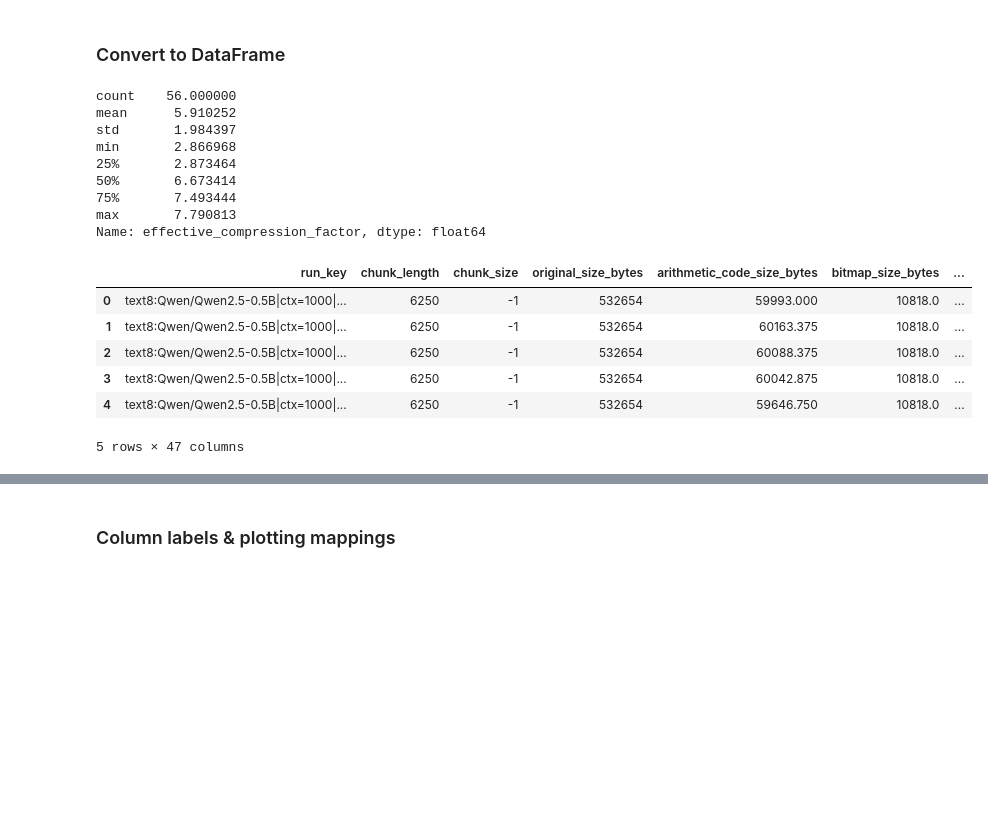
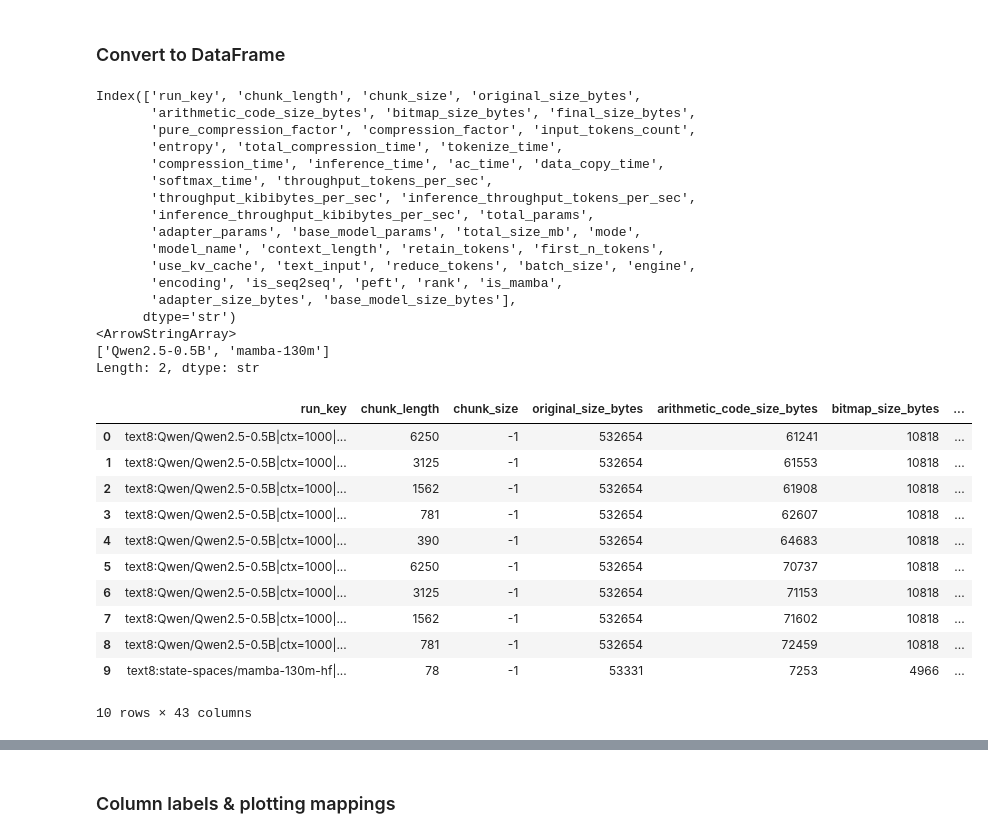
Before and after one commit to utndatasystems/compression-economics, a Jupyter notebook: other_files/llm_compression_plots/plot_compression_results.ipynb, the cells around one changed output, grey strips where cells are left out. Cells and saved outputs as stored; diff of their text form; code cells hidden in the pictures; blank space fills up the shorter version.

```diff
--- a/other_files/llm_compression_plots/plot_compression_results.ipynb
+++ b/other_files/llm_compression_plots/plot_compression_results.ipynb
@@ -65,38 +66,13 @@ Saved normalized results to loaded_results.json
 df = pd.DataFrame.from_dict(dict_results, orient="index").reset_index().rename(columns={"index": "run_key"})
 df = df.fillna(0)
 
-#MB = 1024 * 1024
-#df["adapter_size_bytes"] = df["adapter_size_bytes"] / MB
-
 # Standardize encoding names
 df["encoding"] = df["encoding"].replace({"huffman": "HC", "bitpacked": "BP"})
 
-# Compute derived metrics
-#TODO: question - does it already include the bitmask size?
-df["compressed_size_bytes"] = df["original_size_bytes"] / df["compression_factor"]
+# Convert mb columns to bytes for consistency
+MB = 1024 * 1024
+df["adapter_size_bytes"] = (df["adapter_size_mb"] * MB).astype(int)
+df["base_model_size_bytes"] = (df["base_model_size_mb"] * MB).astype(int)
 
-
-# TODO: check if effective compression factor is correct
-df["effective_compression_factor"] = df["original_size_bytes"] / (
-    df["compressed_size_bytes"] + df["adapter_size_mb"] / (1024 * 1024))
-
-print(df["effective_compression_factor"].describe())
-
-df.head(5)
+# remove mb columns to avoid confusion
+df = df.drop(columns=["adapter_size_mb", "base_model_size_mb", "print_results", 'input_path', 'output_path', 'lora_path'])
-# %% [output]
-count    56.000000
-mean      5.910252
-std       1.984397
-min       2.866968
-25%       2.873464
-50%       6.673414
-75%       7.493444
-max       7.790813
-Name: effective_compression_factor, dtype: float64
-|  | run_key | chunk_length | chunk_size | original_size_bytes | arithmetic_code_size_bytes | bitmap_size_bytes | ... |
-| 0 | text8:Qwen/Qwen2.5-0.5B|ctx=1000|... | 6250 | -1 | 532654 | 59993.000 | 10818.0 | ... |
-| 1 | text8:Qwen/Qwen2.5-0.5B|ctx=1000|... | 6250 | -1 | 532654 | 60163.375 | 10818.0 | ... |
-| 2 | text8:Qwen/Qwen2.5-0.5B|ctx=1000|... | 6250 | -1 | 532654 | 60088.375 | 10818.0 | ... |
-| 3 | text8:Qwen/Qwen2.5-0.5B|ctx=1000|... | 6250 | -1 | 532654 | 60042.875 | 10818.0 | ... |
-| 4 | text8:Qwen/Qwen2.5-0.5B|ctx=1000|... | 6250 | -1 | 532654 | 59646.750 | 10818.0 | ... |
-5 rows × 47 columns
@@ -102,0 +133,34 @@ Name: effective_compression_factor, dtype: float64
+# %%
+print(df.columns)
+print(df['model_name'].unique())
+df.head(10)
+# %% [output]
+Index(['run_key', 'chunk_length', 'chunk_size', 'original_size_bytes',
+       'arithmetic_code_size_bytes', 'bitmap_size_bytes', 'final_size_bytes',
+       'pure_compression_factor', 'compression_factor', 'input_tokens_count',
+       'entropy', 'total_compression_time', 'tokenize_time',
+       'compression_time', 'inference_time', 'ac_time', 'data_copy_time',
+       'softmax_time', 'throughput_tokens_per_sec',
+       'throughput_kibibytes_per_sec', 'inference_throughput_tokens_per_sec',
+       'inference_throughput_kibibytes_per_sec', 'total_params',
+       'adapter_params', 'base_model_params', 'total_size_mb', 'mode',
+       'model_name', 'context_length', 'retain_tokens', 'first_n_tokens',
+       'use_kv_cache', 'text_input', 'reduce_tokens', 'batch_size', 'engine',
+       'encoding', 'is_seq2seq', 'peft', 'rank', 'is_mamba',
+       'adapter_size_bytes', 'base_model_size_bytes'],
+      dtype='str')
+<ArrowStringArray>
+['Qwen2.5-0.5B', 'mamba-130m']
+Length: 2, dtype: str
+|  | run_key | chunk_length | chunk_size | original_size_bytes | arithmetic_code_size_bytes | bitmap_size_bytes | ... |
+| 0 | text8:Qwen/Qwen2.5-0.5B|ctx=1000|... | 6250 | -1 | 532654 | 61241 | 10818 | ... |
+| 1 | text8:Qwen/Qwen2.5-0.5B|ctx=1000|... | 3125 | -1 | 532654 | 61553 | 10818 | ... |
+| 2 | text8:Qwen/Qwen2.5-0.5B|ctx=1000|... | 1562 | -1 | 532654 | 61908 | 10818 | ... |
+| 3 | text8:Qwen/Qwen2.5-0.5B|ctx=1000|... | 781 | -1 | 532654 | 62607 | 10818 | ... |
+| 4 | text8:Qwen/Qwen2.5-0.5B|ctx=1000|... | 390 | -1 | 532654 | 64683 | 10818 | ... |
+| 5 | text8:Qwen/Qwen2.5-0.5B|ctx=1000|... | 6250 | -1 | 532654 | 70737 | 10818 | ... |
+| 6 | text8:Qwen/Qwen2.5-0.5B|ctx=1000|... | 3125 | -1 | 532654 | 71153 | 10818 | ... |
+| 7 | text8:Qwen/Qwen2.5-0.5B|ctx=1000|... | 1562 | -1 | 532654 | 71602 | 10818 | ... |
+| 8 | text8:Qwen/Qwen2.5-0.5B|ctx=1000|... | 781 | -1 | 532654 | 72459 | 10818 | ... |
+| 9 | text8:state-spaces/mamba-130m-hf|... | 78 | -1 | 53331 | 7253 | 4966 | ... |
+10 rows × 43 columns
```
Also changed, not shown: parts of 23 cells of this notebook.
